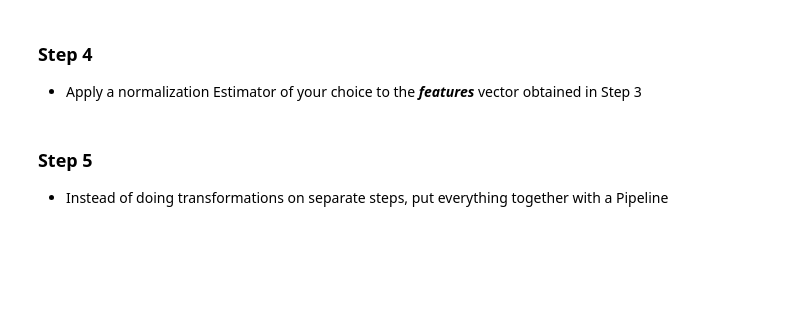
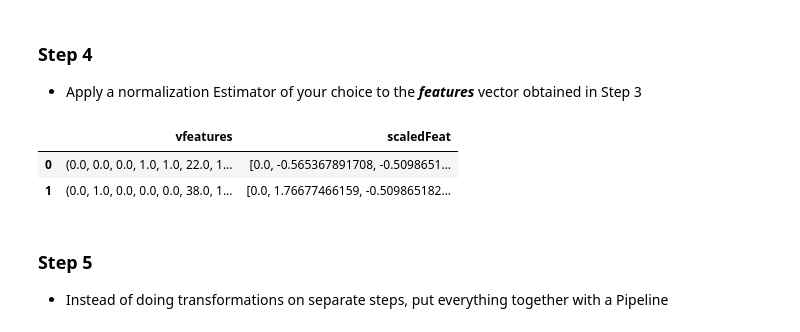
Before and after one commit to kiranp11/DSR-Spark-AppliedML, a Jupyter notebook: notebooks/Titanic DF Exercise - B15.ipynb, the cells around one changed output. Saved outputs shown, nothing was run; the diff lists cells and outputs as text; code cells hidden in the pictures; blank space fills up the shorter version.

```diff
--- a/notebooks/Titanic DF Exercise - B15.ipynb
+++ b/notebooks/Titanic DF Exercise - B15.ipynb
@@ -210,11 +210,15 @@ compact_encoded.limit(3).toPandas()
 # %%
 from pyspark.ml.feature import StandardScaler
 
 scalar2 = StandardScaler().setInputCol("vfeatures").setOutputCol("scaledFeat").setWithStd(True).setWithMean(True)
 scalar2Model = scalar2.fit(assembled)
 sclaed = scalar2Model.transform(assembled)
 
-scalar2Normalized.select("vfeatures","scaledFeat").limit(2).toPandas()
+sclaed.select("vfeatures","scaledFeat").limit(2).toPandas()
+# %% [output]
+|  | vfeatures | scaledFeat |
+| 0 | (0.0, 0.0, 0.0, 1.0, 1.0, 22.0, 1... | [0.0, -0.565367891708, -0.5098651... |
+| 1 | (0.0, 1.0, 0.0, 0.0, 0.0, 38.0, 1... | [0.0, 1.76677466159, -0.509865182... |
 # %% [markdown]
 ### Step 5
 - Instead of doing transformations on separate steps, put everything together with a Pipeline
```
Also changed, not shown: parts of 11 cells of this notebook.
